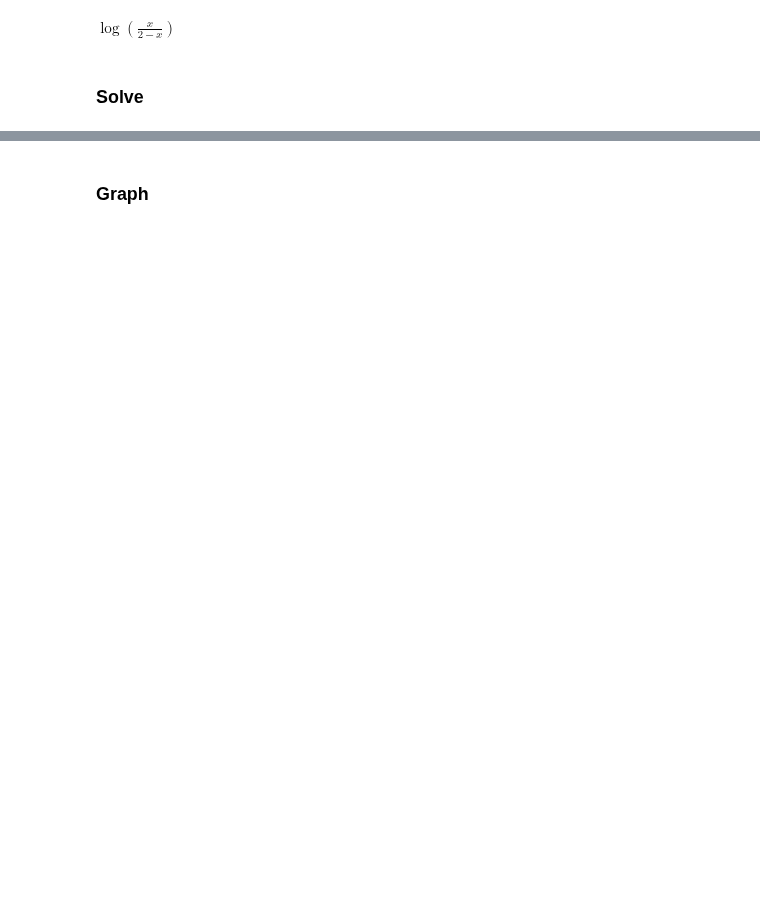
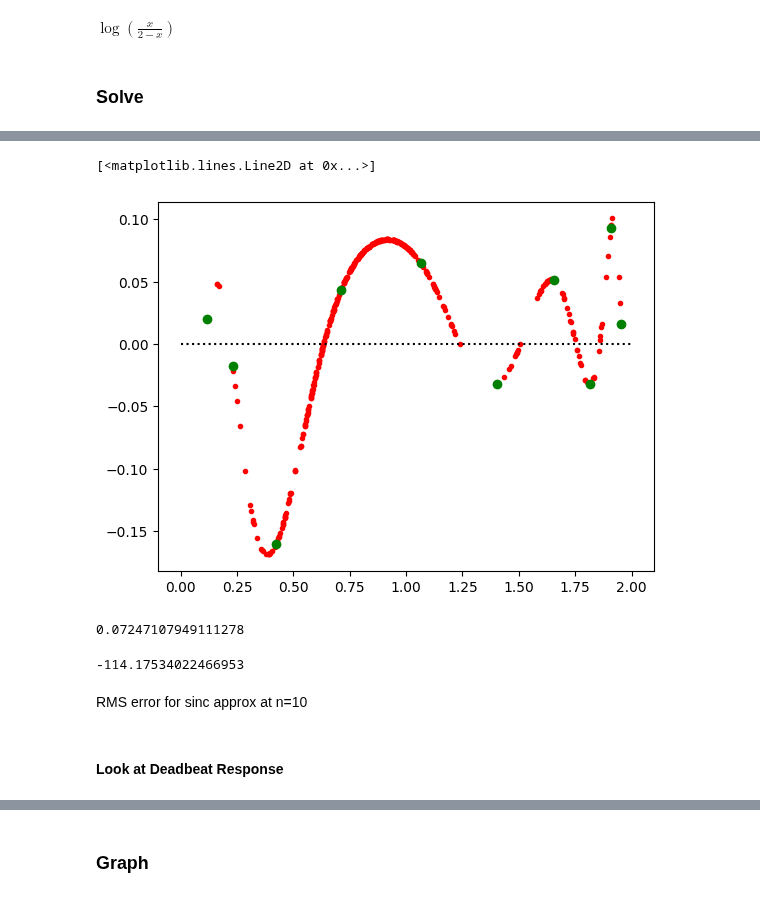
Before and after one commit to DesignToolInvestor/ManetSim, a Jupyter notebook: CdfFit/Note Books/dist_b_mle_over_fit.ipynb, the cells around one changed output, grey strips where cells are left out. Saved outputs shown, nothing was run; the diff lists cells and outputs as text; code cells hidden in the pictures; blank space fills up the shorter version.

```diff
--- a/CdfFit/Note Books/dist_b_mle_over_fit.ipynb
+++ b/CdfFit/Note Books/dist_b_mle_over_fit.ipynb
@@ -132,0 +96,2 @@ envLeft = pdfApprox.sincV[0]
+# %%
+pdfTrue = tuple(dist.Pdf(x) for x in sampX)
@@ -132,0 +112,23 @@ envLeft = pdfApprox.sincV[0]
+# %%
+plot.plot(sampX, err10, '.', c='red')
+
+plot.plot([0,2], [0,0], ':', c='black')
+
+sincErr = tuple(v - dist.Pdf(x) for (x,v) in zip(approx10.sincX, approx10.sincV))
+plot.plot(approx10.sincX, sincErr, 'o', c='green')
+# %% [output]
+[<matplotlib.lines.Line2D at 0x...>]
+[figure, added]
+# %%
+sqrt(sum(e*e for e in err10) / nSamp)
+# %% [output]
+0.07247107949111278
+# %%
+logLike = sum(log(p) for p in pdfEst10)
+logLike
+# %% [output]
+-114.17534022466953
+# %% [markdown]
+RMS error for sinc approx at n=10
+# %% [markdown]
+#### Look at Deadbeat Response
```
Also changed, not shown: parts of 38 cells of this notebook, 5 other files.
